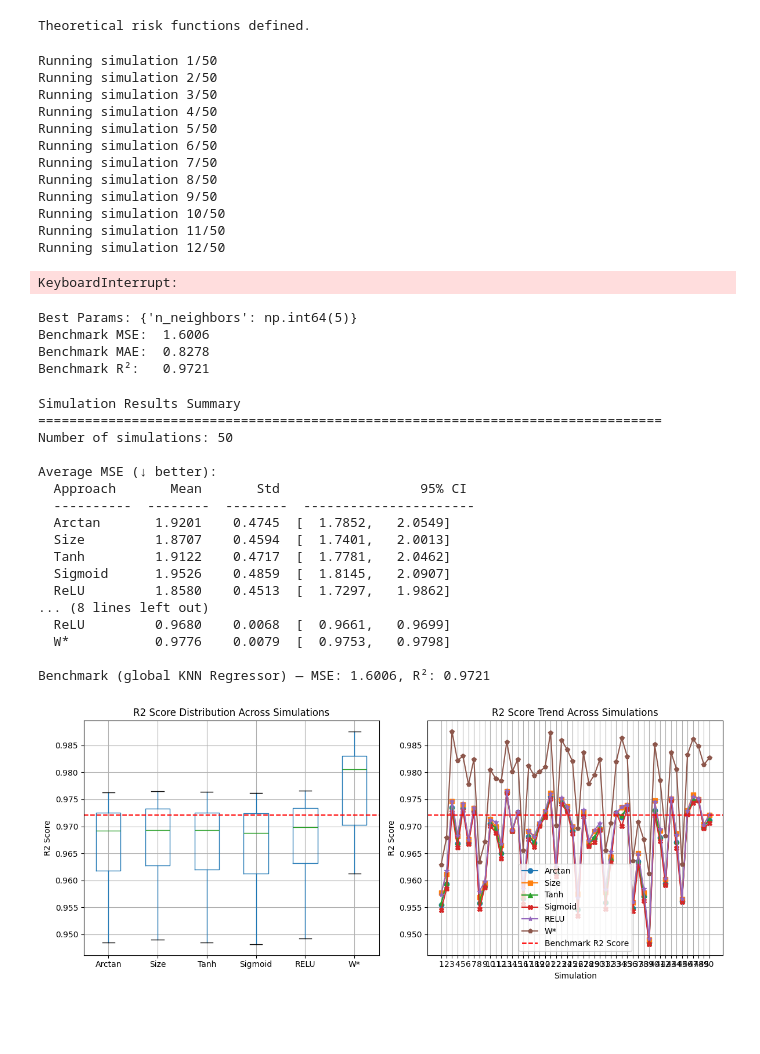
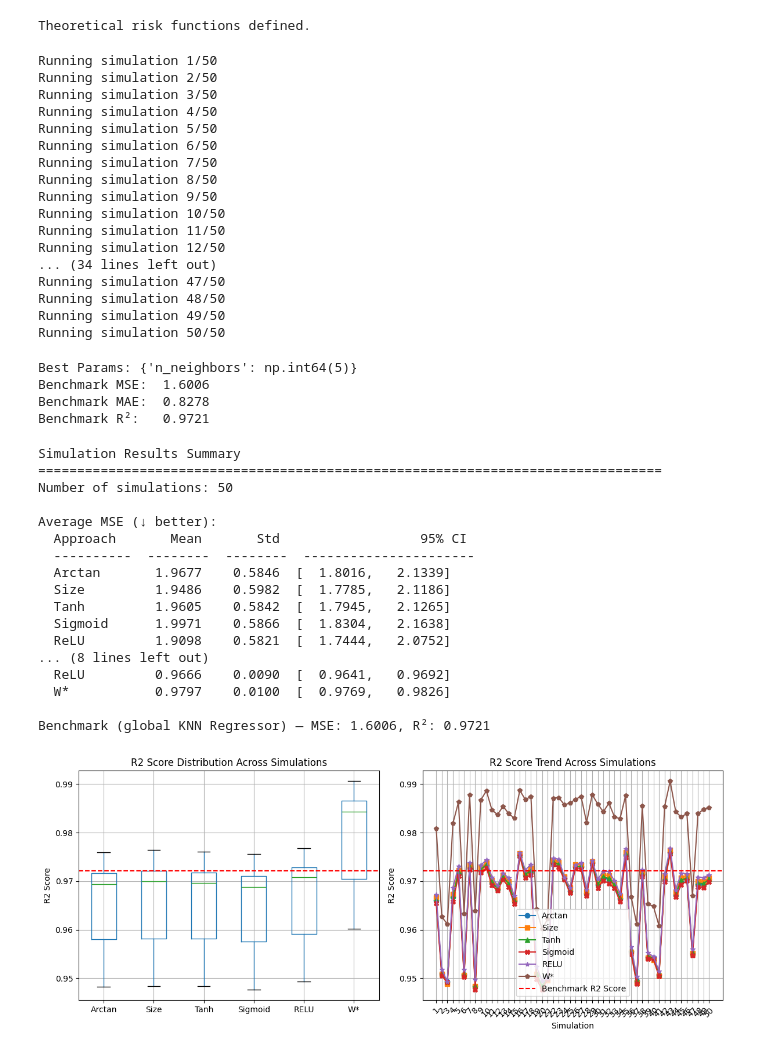
Before and after one commit to Abhiraj212024/KNN_Research, a Jupyter notebook: Simulations/air-quality-reg.ipynb, the cells around one changed output. Saved outputs shown, nothing was run; the diff lists cells and outputs as text; code cells hidden in the pictures; blank space fills up the shorter version.

Commit message:
final knn regression 10 servers

```diff
--- a/Simulations/air-quality-reg.ipynb
+++ b/Simulations/air-quality-reg.ipynb
@@ -247,22 +247,26 @@ def run_distributed_knn_simulation(data_train, data_test, n_simulations=10, n_se
 
         # 2. Generate server datasets (use ShuffleSplit for regression — no stratification)
         def generate_server_datasets(train_pool, test_pool, n_servers=100,
-                                     min_samples=1000, max_samples=5000):
+                                    min_samples=1000, max_samples=5000):
+            """
+            Plain random (non-stratified) sampling — each server gets a random
+            subset of varying size, so class distributions will naturally vary
+            across servers. This is the condition our distance-weighting is
+            designed to handle.
+            """
             server_datasets = []
-            X_train_pool = train_pool.drop(columns=['y'])
-            y_train_pool = train_pool['y']
-            X_test_pool  = test_pool.drop(columns=['y'])
-            y_test_pool  = test_pool['y']
+            n_train_pool    = len(train_pool)
+            n_test_pool     = len(test_pool)
 
             for seed in range(n_servers):
-                train_size = np.random.randint(min_samples, max_samples)
-                ss_train   = ShuffleSplit(n_splits=1, train_size=train_size, random_state=seed)
-                train_idx, _ = next(ss_train.split(X_train_pool))
+                rng = np.random.default_rng(seed)
+
+                train_size   = rng.integers(min_samples, max_samples)
+                train_idx    = rng.choice(n_train_pool, size=train_size, replace=False)
                 server_train = train_pool.iloc[train_idx]
 
                 test_size_s = int(0.3 * train_size)
-                ss_test = ShuffleSplit(n_splits=1, train_size=test_size_s, random_state=seed)
-                test_idx, _ = next(ss_test.split(X_test_pool))
+                test_idx    = rng.choice(n_test_pool, size=test_size_s, replace=False)
                 server_test = test_pool.iloc[test_idx]
 
                 server_datasets.append((server_train, server_test))
@@ -272,8 +276,12 @@ def run_distributed_knn_simulation(data_train, data_test, n_simulations=10, n_se
         train_pool_df = pd.concat([X_train_full, y_train_full], axis=1)
         test_pool_df  = pd.concat([X_test_heldout, y_test_heldout], axis=1)
 
-        server_datasets = generate_server_datasets(train_pool_df, test_pool_df, n_servers=n_servers)
+        min_samples = int(0.05 * len(train_pool_df))
+        max_samples = int(0.4 * len(train_pool_df))
 
+        server_datasets = generate_server_datasets(
+            train_pool_df, test_pool_df, n_servers, min_samples, max_samples
+        )
         # 3. Train models
         best_neighbors, best_mse_scores, model_instance_list, dataset_sizes = create_models(server_datasets)
 
@@ -548,7 +556,11 @@ Running simulation 9/50
 Running simulation 10/50
 Running simulation 11/50
 Running simulation 12/50
+... (34 lines left out)
+Running simulation 47/50
+Running simulation 48/50
+Running simulation 49/50
+Running simulation 50/50
-KeyboardInterrupt:
 # %%
 # Find the best KNN Regressor on overall data
 X_train = data_train.drop(['y'], axis=1)
@@ -623,49 +635,50 @@ Number of simulations: 50
 Average MSE (↓ better):
   Approach       Mean       Std                  95% CI
   ----------  --------  --------  ----------------------
-  Arctan       1.9201    0.4745  [  1.7852,   2.0549]
-  Size         1.8707    0.4594  [  1.7401,   2.0013]
-  Tanh         1.9122    0.4717  [  1.7781,   2.0462]
-  Sigmoid      1.9526    0.4859  [  1.8145,   2.0907]
-  ReLU         1.8580    0.4513  [  1.7297,   1.9862]
+  Arctan       1.9677    0.5846  [  1.8016,   2.1339]
+  Size         1.9486    0.5982  [  1.7785,   2.1186]
+  Tanh         1.9605    0.5842  [  1.7945,   2.1265]
+  Sigmoid      1.9971    0.5866  [  1.8304,   2.1638]
+  ReLU         1.9098    0.5821  [  1.7444,   2.0752]
 ... (8 lines left out)
-  ReLU         0.9680    0.0068  [  0.9661,   0.9699]
-  W*           0.9776    0.0079  [  0.9753,   0.9798]
+  ReLU         0.9666    0.0090  [  0.9641,   0.9692]
+  W*           0.9797    0.0100  [  0.9769,   0.9826]
 
 Benchmark (global KNN Regressor) — MSE: 1.6006, R²: 0.9721
 # %%
 # %%
 # Visualization
 plt.figure(figsize=(12, 5))
 
 plt.subplot(1, 2, 1)
 results_df[['approach_1_r2', 'approach_2_r2', 'approach_3_r2', 'approach_4_r2', 'approach_5_r2', 'approach_6_r2']].boxplot()
 plt.title('R2 Score Distribution Across Simulations')
 plt.ylabel('R2 Score')
 plt.axhline(y=benchmark_r2, color='r', linestyle='--', label='Benchmark R2 Score')
 plt.xticks([1, 2, 3, 4, 5, 6], ['Arctan', 'Size', 'Tanh', 'Sigmoid', 'RELU', 'W*'])
 
 plt.subplot(1, 2, 2)
 plt.plot(results_df['approach_1_r2'], label='Arctan', marker='o')
 plt.plot(results_df['approach_2_r2'], label='Size', marker='s')
 plt.plot(results_df['approach_3_r2'], label='Tanh', marker='^')
 plt.plot(results_df['approach_4_r2'], label='Sigmoid', marker='X')
 plt.plot(results_df['approach_5_r2'], label='RELU', marker='*')
 plt.plot(results_df['approach_6_r2'], label='W*', marker='p')
 plt.axhline(y=benchmark_r2, color='r', linestyle='--', label='Benchmark R2 Score')
-plt.xticks(np.arange(len(results_df)), np.arange(1, len(results_df)+1))
+plt.xticks(np.arange(len(results_df)), np.arange(1, len(results_df)+1), rotation=45)
 plt.xlabel('Simulation')
 plt.ylabel('R2 Score')
 plt.title('R2 Score Trend Across Simulations')
 plt.legend()
 plt.grid(True)
 
+
 # plt.savefig('f1_score_trends_std_normal.png')
 
 plt.tight_layout()
 plt.show()
 # %% [output]
-[figure, old version]
+[figure, new version]
 # %%
 # %%
 # Statistical significance testing
```
Also changed, not shown: parts of 1 cell of this notebook, 4 other files.
